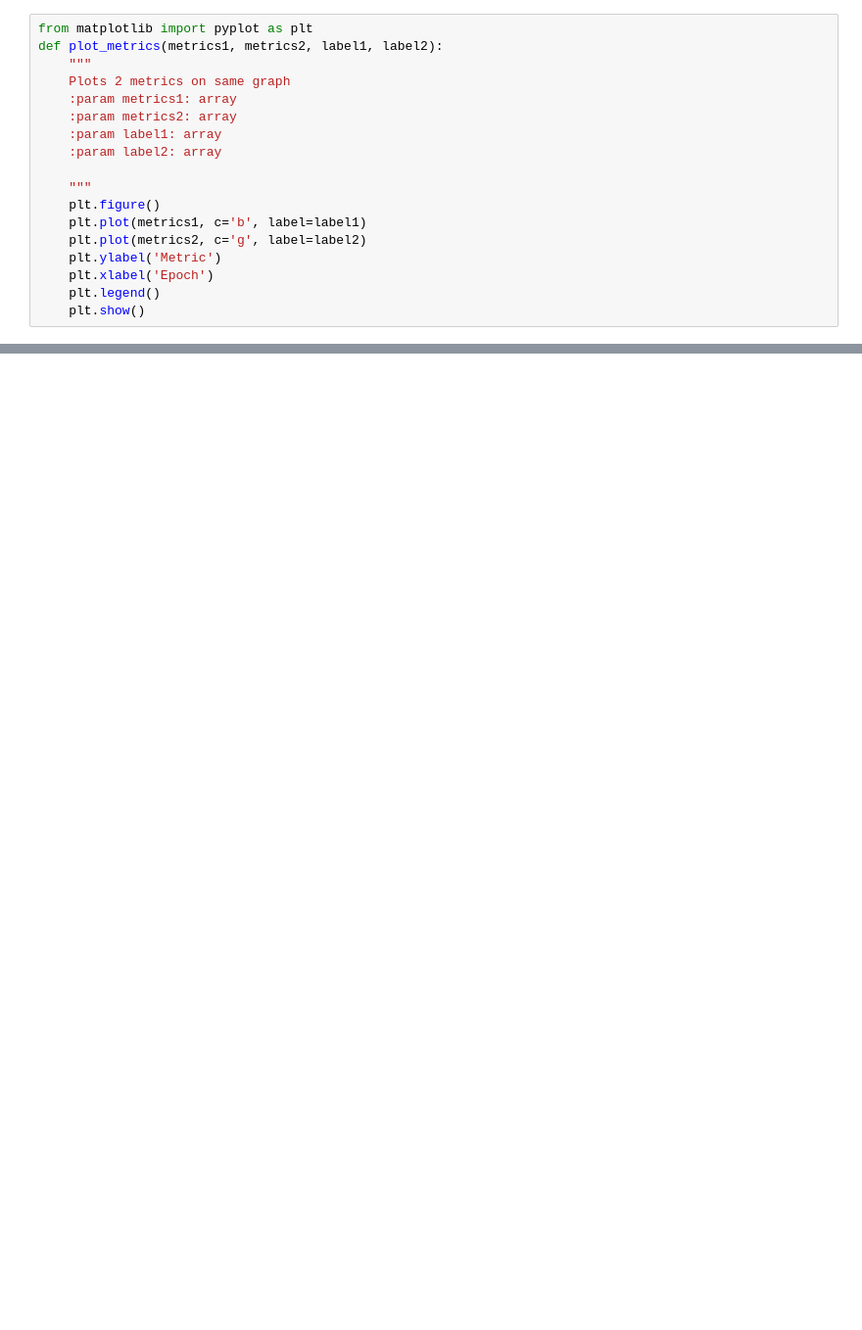
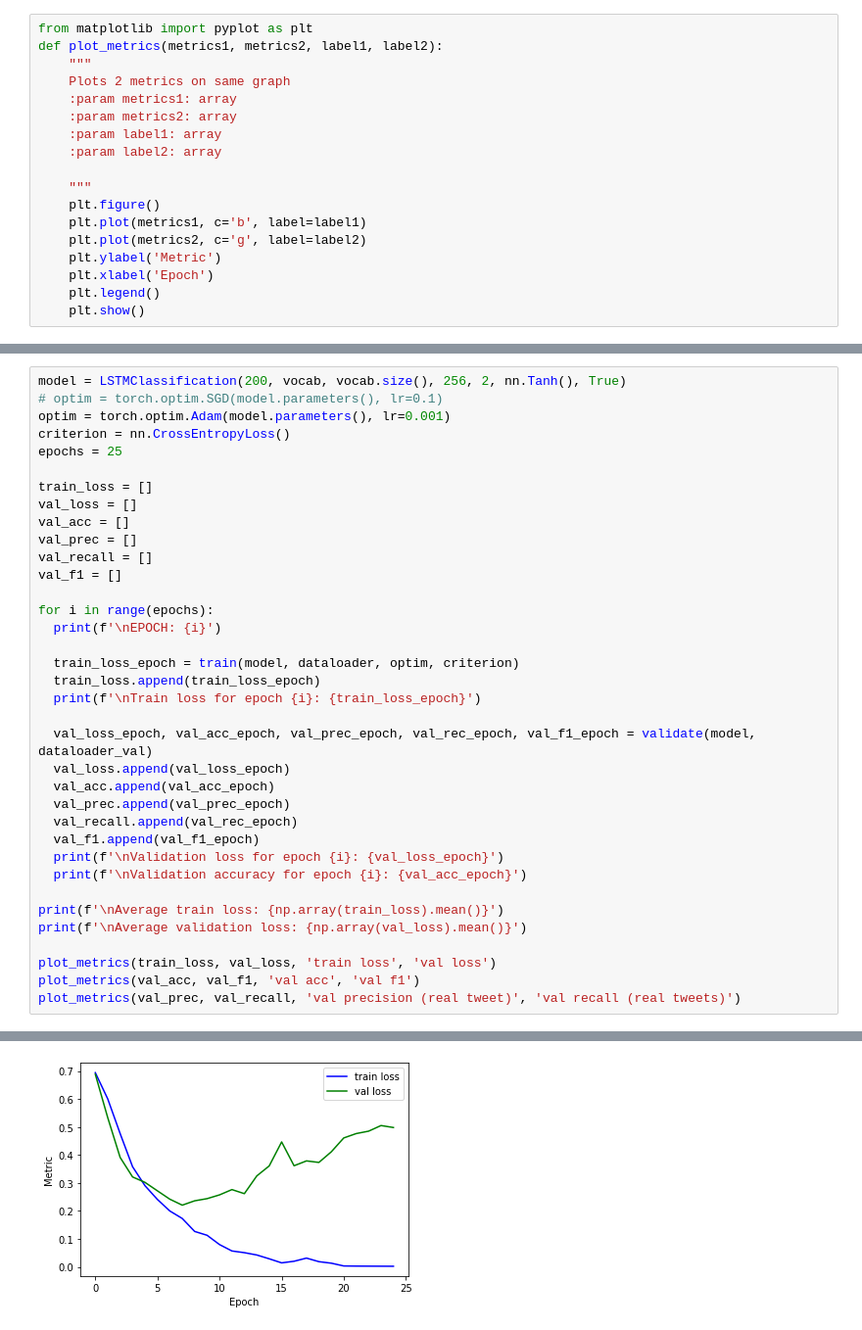
Before and after one commit to andreimesina/covid19-fake-news-detection, a Jupyter notebook: covid19_fake_news_detection.ipynb, the cells around one changed output, grey strips where cells are left out. Shown at 98% size. Cells and saved outputs as stored; diff of their text form; blank space fills up the shorter version.

Commit message:
Added LSTM implementation and modularized training and validation

```diff
--- a/covid19_fake_news_detection.ipynb
+++ b/covid19_fake_news_detection.ipynb
@@ -491,0 +831,37 @@ sum(predicted)
+# %%
+model = LSTMClassification(200, vocab, vocab.size(), 256, 2, nn.Tanh(), True)
+# optim = torch.optim.SGD(model.parameters(), lr=0.1)
+optim = torch.optim.Adam(model.parameters(), lr=0.001)
+criterion = nn.CrossEntropyLoss()
+epochs = 25
+
+train_loss = []
+val_loss = []
+val_acc = []
+val_prec = []
+val_recall = []
+val_f1 = []
+
+for i in range(epochs):
+  print(f'\nEPOCH: {i}')
+
+  train_loss_epoch = train(model, dataloader, optim, criterion)
+  train_loss.append(train_loss_epoch)
+  print(f'\nTrain loss for epoch {i}: {train_loss_epoch}')
+
+  val_loss_epoch, val_acc_epoch, val_prec_epoch, val_rec_epoch, val_f1_epoch = validate(model, dataloader_val)
+  val_loss.append(val_loss_epoch)
+  val_acc.append(val_acc_epoch)
+  val_prec.append(val_prec_epoch)
+  val_recall.append(val_rec_epoch)
+  val_f1.append(val_f1_epoch)
+  print(f'\nValidation loss for epoch {i}: {val_loss_epoch}')
+  print(f'\nValidation accuracy for epoch {i}: {val_acc_epoch}')
+
+print(f'\nAverage train loss: {np.array(train_loss).mean()}')
+print(f'\nAverage validation loss: {np.array(val_loss).mean()}')
+
+plot_metrics(train_loss, val_loss, 'train loss', 'val loss')
+plot_metrics(val_acc, val_f1, 'val acc', 'val f1')
+plot_metrics(val_prec, val_recall, 'val precision (real tweet)', 'val recall (real tweets)')
+# %% [output]
@@ -491,0 +902 @@ sum(predicted)
+[figure, added]
```
Also changed, not shown: parts of 26 cells of this notebook.
